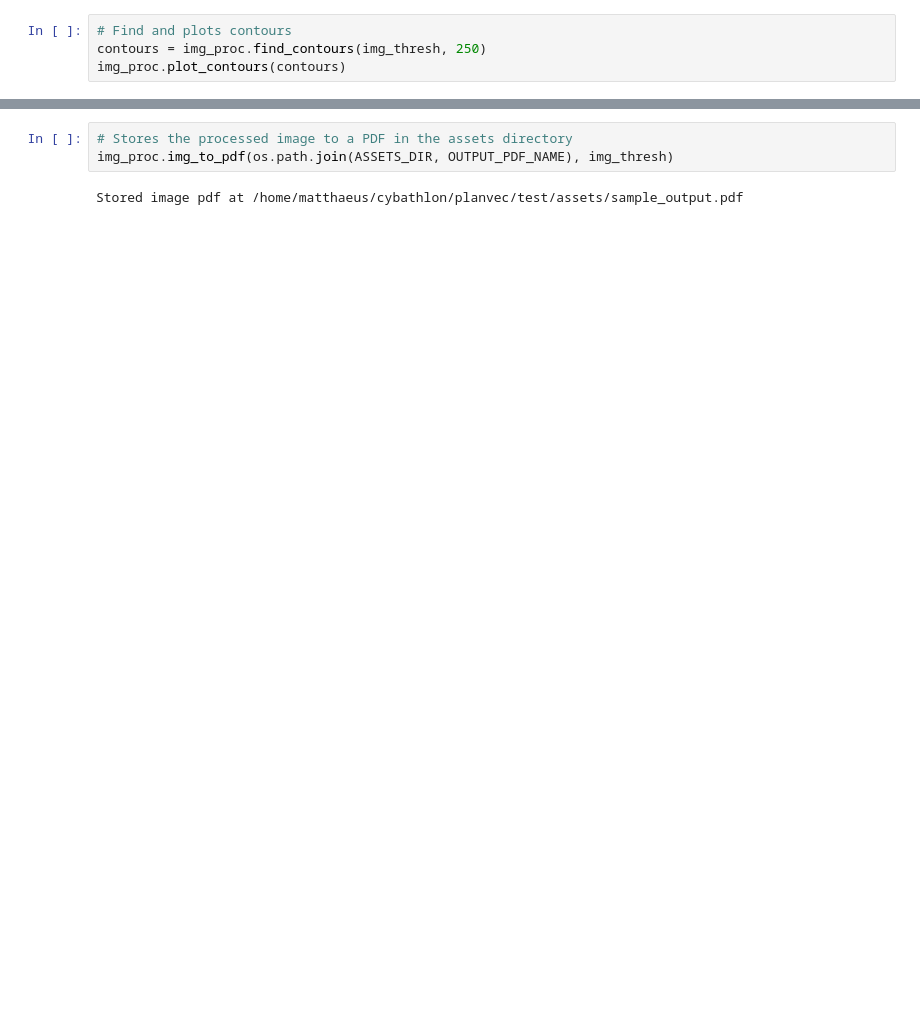
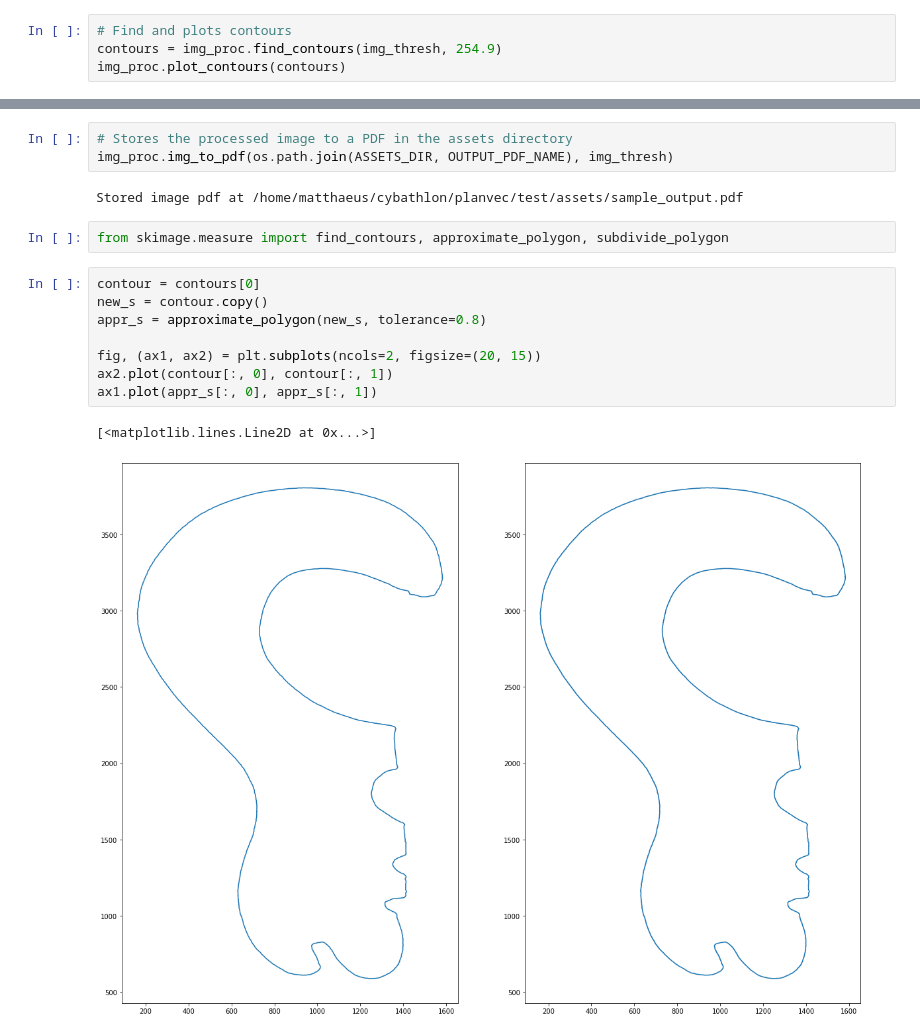
Before and after one commit to cybathlon-at-school/planvec, a Jupyter notebook: notebooks/img_vectorization.ipynb, the cells around one changed output, grey strips where cells are left out. Drawn from its saved outputs; the diff is of its cells as text; blank space fills up the shorter version.

Commit message:
Testing out skimage stuff.

```diff
--- a/notebooks/img_vectorization.ipynb
+++ b/notebooks/img_vectorization.ipynb
@@ -30,7 +30,7 @@ img_proc.imshow_grey(img_thresh, figsize=(10,7))
 [figure]
 # %%
 # Find and plots contours
-contours = img_proc.find_contours(img_thresh, 250)
+contours = img_proc.find_contours(img_thresh, 254.9)
 img_proc.plot_contours(contours)
 # %% [output]
 [figure]
@@ -39,3 +68,16 @@ img_proc.plot_contours(contours)
 img_proc.img_to_pdf(os.path.join(ASSETS_DIR, OUTPUT_PDF_NAME), img_thresh)
 # %% [output]
 Stored image pdf at /home/matthaeus/cybathlon/planvec/test/assets/sample_output.pdf
+# %%
+from skimage.measure import find_contours, approximate_polygon, subdivide_polygon
+# %%
+contour = contours[0]
+new_s = contour.copy()
+appr_s = approximate_polygon(new_s, tolerance=0.8)
+
+fig, (ax1, ax2) = plt.subplots(ncols=2, figsize=(20, 15))
+ax2.plot(contour[:, 0], contour[:, 1])
+ax1.plot(appr_s[:, 0], appr_s[:, 1])
+# %% [output]
+[<matplotlib.lines.Line2D at 0x...>]
+[figure, added]
```
Also changed, not shown: parts of 4 cells of this notebook.
